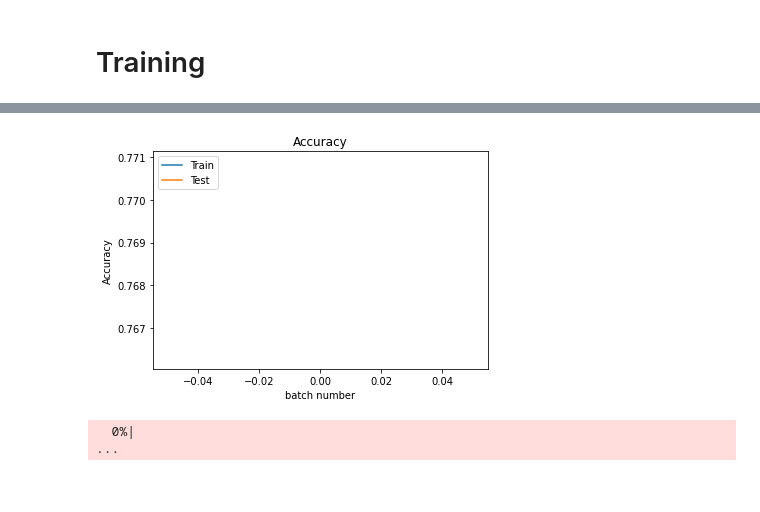
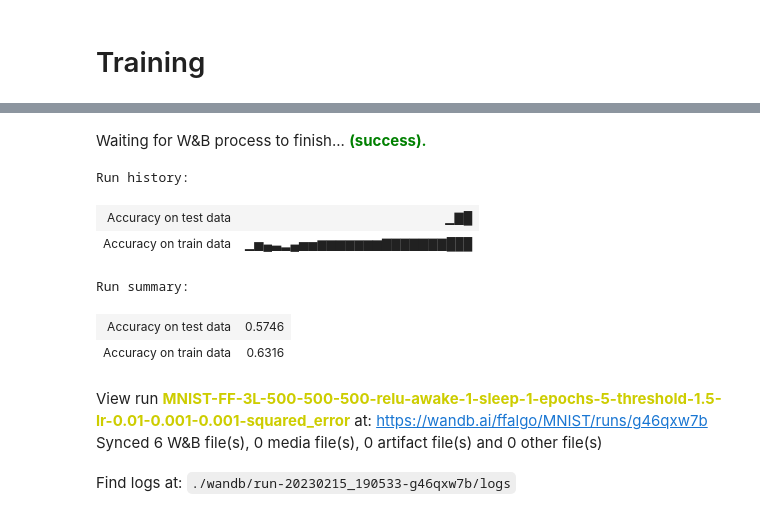
Before and after one commit to mirceatlx/FF, a Jupyter notebook: mnist_sleep.ipynb, the cells around one changed output, grey strips where cells are left out. Drawn from its saved outputs; the diff is of its cells as text; code cells hidden in the pictures.

Commit message:
added some new goodness functions

```diff
--- a/mnist_sleep.ipynb
+++ b/mnist_sleep.ipynb
@@ -35,20 +41,25 @@ test_loader = torch.utils.data.DataLoader(
 # %%
 threshold = 1.5
-epochs = 50
+epochs_per_layer = 5
 model = FF(logging=False, device=device)
 optim_config = {
     "lr": 0.01,
 }
 positive_optim_config = {
-    "lr": 0.005,
+    "lr": 0.001,
 
 }
 negative_optim_config = {
-    "lr": 0.01,
+    "lr": 0.001,
 }
-model.add_layer(FFLayer(nn.Linear(784, 500).to(device), optimizer=torch.optim.Adam, epochs=epochs, threshold=threshold, activation=nn.ReLU(), optim_config=optim_config, positive_optim_config=positive_optim_config, negative_optim_config=negative_optim_config, logging=False, name="layer 1").to(device))
-model.add_layer(FFLayer(nn.Linear(500, 500).to(device), optimizer=torch.optim.Adam, epochs=epochs, threshold=threshold, activation=nn.ReLU(), optim_config=optim_config, positive_optim_config=positive_optim_config, negative_optim_config=negative_optim_config, logging=False, name="layer 2").to(device))
-model.add_layer(FFLayer(nn.Linear(500, 500).to(device), optimizer=torch.optim.Adam, epochs=epochs, threshold=threshold, activation=nn.ReLU(), optim_config=optim_config, positive_optim_config=positive_optim_config, negative_optim_config=negative_optim_config, logging=False, name="layer 3").to(device))
+
+goodness_function = squared_error
+awake_period = 1
+sleep_period = 1
+
+model.add_layer(FFLayer(nn.Linear(784, 500).to(device), optimizer=torch.optim.Adam, epochs=epochs_per_layer, threshold=threshold, activation=nn.ReLU(), optim_config=optim_config, positive_optim_config=positive_optim_config, negative_optim_config=negative_optim_config, logging=False, name="layer 1", device = device, goodness_function=goodness_function).to(device))
+model.add_layer(FFLayer(nn.Linear(500, 500).to(device), optimizer=torch.optim.Adam, epochs=epochs_per_layer, threshold=threshold, activation=nn.ReLU(), optim_config=optim_config, positive_optim_config=positive_optim_config, negative_optim_config=negative_optim_config, logging=False, name="layer 2", device = device, goodness_function=goodness_function).to(device))
+model.add_layer(FFLayer(nn.Linear(500, 500).to(device), optimizer=torch.optim.Adam, epochs=epochs_per_layer, threshold=threshold, activation=nn.ReLU(), optim_config=optim_config, positive_optim_config=positive_optim_config, negative_optim_config=negative_optim_config, logging=False, name="layer 3", device = device, goodness_function=goodness_function).to(device))
 # %% [markdown]
 # Training
 # %%
@@ -67,40 +88,33 @@ model.add_layer(FFLayer(nn.Linear(500, 500).to(device), optimizer=torch.optim.Ad
 # %%
-import matplotlib.pyplot as plt
+model = model.to(device)
+epochs = 25
+best_acc = 0.0
+hour = 0
+for i in tqdm(range(epochs)):
+    if i % 10 == 0:
+        predictions, real = MNIST.predict(test_loader, model, device)
+        acc = np.sum(predictions == real)/len(real)
+        wandb.log({"Accuracy on test data": acc})
+        if acc > best_acc:
+            best_acc = acc
+            torch.save(model.state_dict(), 'best_mnist.ph')
 
-model = model.to(device)
-epochs = 500
-best_acc = 0.0
-accuracies_train = []
-accuracies_test = []
-for i in tqdm(range(epochs)):
-
-
-    # wandb.log({"Accuracy on train data": acc})
+    predictions, real = MNIST.predict(train_loader, model, device)
+    acc = np.sum(predictions == real)/len(real)
+    wandb.log({"Accuracy on train data": acc})
     model.train()
-
-    for i, (x, y) in enumerate(train_loader):
+    for _, (x, y) in enumerate(train_loader):
         x_pos, _ = MNIST.overlay_y_on_x(x, y)
         rnd = torch.randperm(x.size(0))
         x_neg, _ = MNIST.overlay_y_on_x(x, y[rnd])
         x_pos, x_neg = x_pos.to(device), x_neg.to(device)
-        model.forward(x_pos, x_neg)
+        if hour % (awake_period + sleep_period) < awake_period:
+            model.forward_positive(x_pos)
+        else:
+            model.forward_negative(x_neg)
 
-        if i % 10 == 9:
-            predictions, real = MNIST.predict(train_loader, model, device)
-            acc_train = np.sum(predictions == real)/len(real)
-
-            predictions, real = MNIST.predict(test_loader, model, device)
-            acc_test = np.sum(predictions == real)/len(real)
+        hour += 1
 
 
-            accuracies_train.append(acc_train)
-            accuracies_test.append(acc_test)
-
-            plt.plot(accuracies_train)
-            plt.plot(accuracies_test)
-            plt.title('Accuracy')
-            plt.ylabel('Accuracy')
-            plt.xlabel('batch number')
-            plt.legend(['Train', 'Test'], loc='upper left')
-            plt.show()
+wandb.finish()
 # %% [output]
@@ -108,2 +122,10 @@ for i in tqdm(range(epochs)):
-[figure, removed]
+Waiting for W&B process to finish... (success).
-  0%|                                                                                                                                                                                                    ...
+Run history:
+| Accuracy on test data | ▁▇█ |
+| Accuracy on train data | ▁▅▄▃▂▄▅▅▆▆▆▆▆▆▆▇▇▇▇▇▇▇███ |
+Run summary:
+| Accuracy on test data | 0.5746 |
+| Accuracy on train data | 0.6316 |
+View run MNIST-FF-3L-500-500-500-relu-awake-1-sleep-1-epochs-5-threshold-1.5-lr-0.01-0.001-0.001-squared_error at: https://wandb.ai/ffalgo/MNIST/runs/g46qxw7b
+Synced 6 W&B file(s), 0 media file(s), 0 artifact file(s) and 0 other file(s)
+Find logs at: ./wandb/run-20230215_190533-g46qxw7b/logs
```
Also changed, not shown: parts of 3 cells of this notebook, 2 other files.
